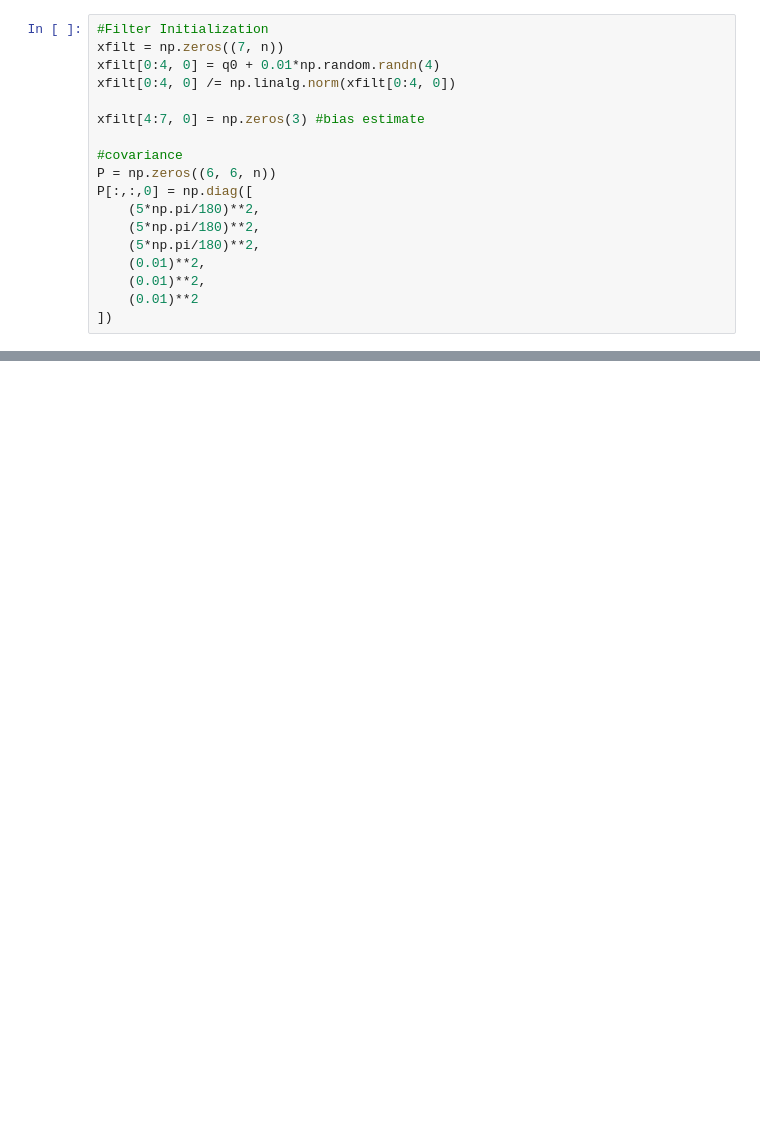
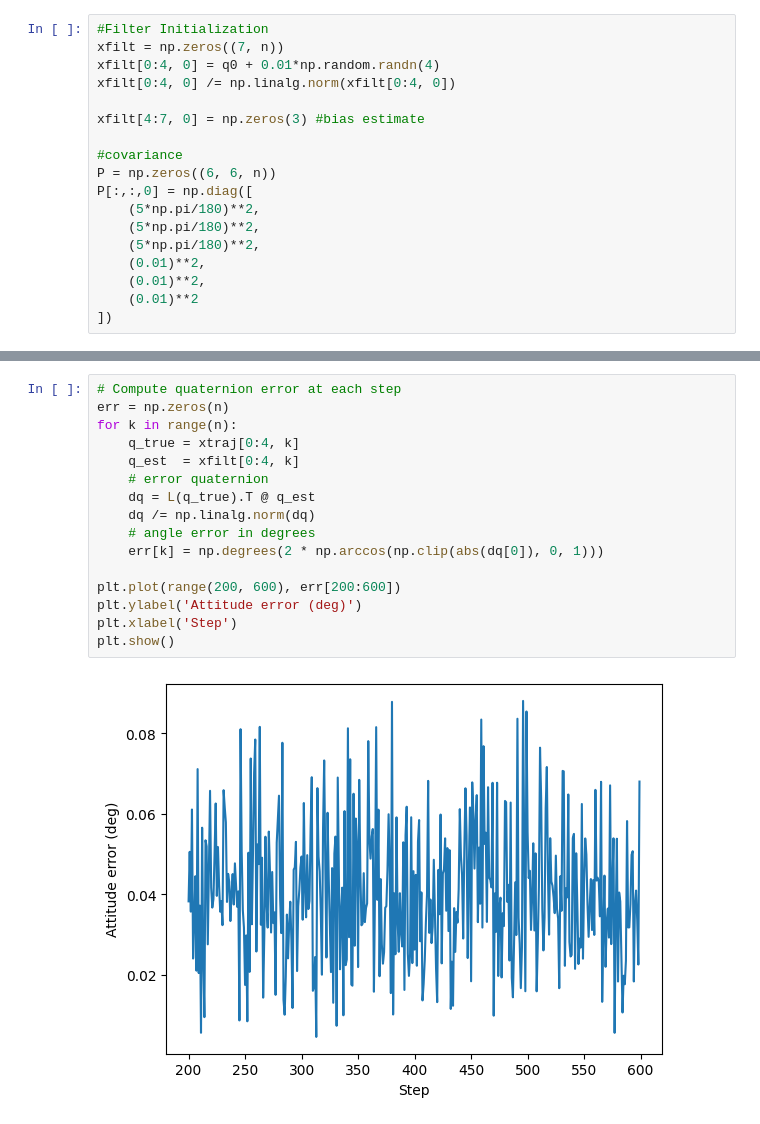
Before and after one commit to nrmiller-lab/TESS-ADCS-Project, a Jupyter notebook: HW3/mekf_combined.ipynb, the cells around one changed output, grey strips where cells are left out. Saved outputs shown, nothing was run; the diff lists cells and outputs as text; blank space fills up the shorter version.

Commit message:
error analysis for combined system

```diff
--- a/HW3/mekf_combined.ipynb
+++ b/HW3/mekf_combined.ipynb
@@ -338,0 +343,18 @@ for i in range(3):
+# %%
+# Compute quaternion error at each step
+err = np.zeros(n)
+for k in range(n):
+    q_true = xtraj[0:4, k]
+    q_est  = xfilt[0:4, k]
+    # error quaternion
+    dq = L(q_true).T @ q_est
+    dq /= np.linalg.norm(dq)
+    # angle error in degrees
+    err[k] = np.degrees(2 * np.arccos(np.clip(abs(dq[0]), 0, 1)))
+
+plt.plot(range(200, 600), err[200:600])
+plt.ylabel('Attitude error (deg)')
+plt.xlabel('Step')
+plt.show()
+# %% [output]
+[figure, added]
```
Also changed, not shown: parts of 5 cells of this notebook, 1 other file.
